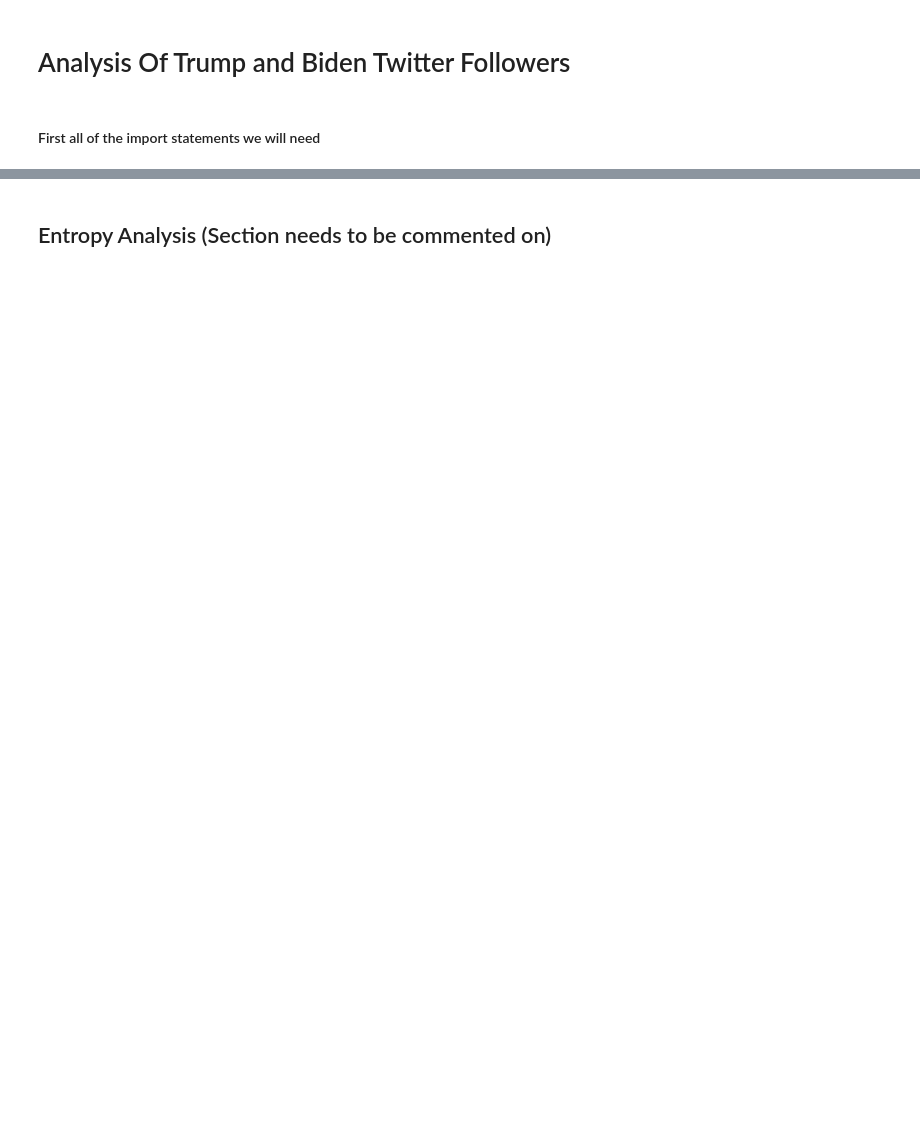
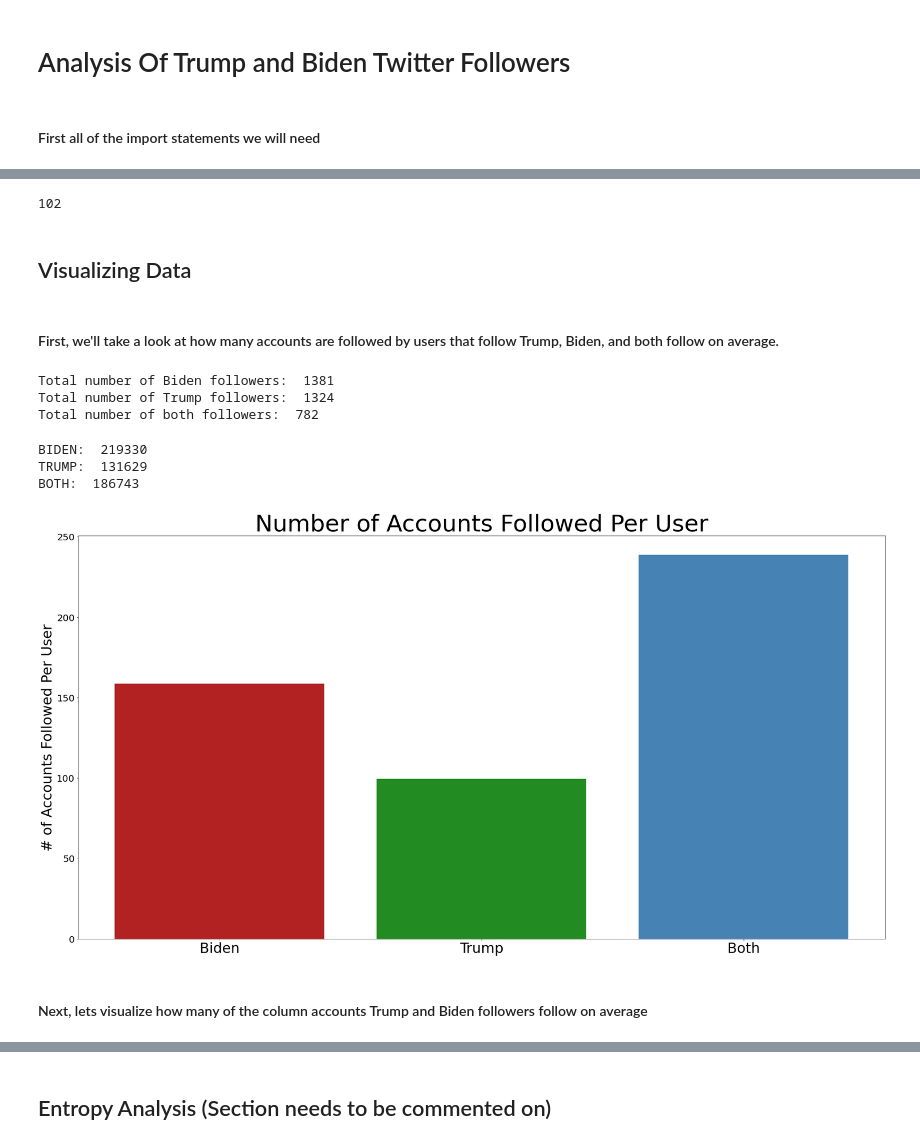
Before and after one commit to johnsont4/TwitterAnalysis, a Jupyter notebook: FInalSubmission.ipynb, the cells around one changed output, grey strips where cells are left out. Drawn from its saved outputs; the diff is of its cells as text; code cells hidden in the pictures; blank space fills up the shorter version.

```diff
--- a/FInalSubmission.ipynb
+++ b/FInalSubmission.ipynb
@@ -119,0 +53,76 @@ plt.xlabel('number following');
+# %%
+def cleanTeamsList(teamsList):
+    cleanList = []
+    for user in teamsList:
+        cleanUser = user[2:-3]
+        cleanList.append(cleanUser)
+    return cleanList
+
+topTeamsList = cleanTeamsList(topTeamsListMessy)
+print(len(topTeamsList))
+# %% [output]
+102
+# %% [markdown]
+## Visualizing Data
+# %% [markdown]
+#### First, we'll take a look at how many accounts are followed by users that follow Trump, Biden, and both follow on average.
+# %%
+# Find total number of followers of Trump, Biden, and both
+def countNumFollowers(targetArray):
+    countBiden = 0
+    countTrump = 0
+    for orient in targetArray:
+        if orient == 0:
+            countBiden += 1
+        elif orient == 1:
+            countTrump += 1
+    return countBiden, countTrump
+
+countBiden, countTrump = countNumFollowers(targetArray)
+countBoth = len(bothMatrix)
+
+print("Total number of Biden followers: ", countBiden)
+print("Total number of Trump followers: ", countTrump)
+print("Total number of both followers: ", countBoth)
+# %% [output]
+Total number of Biden followers:  1381
+Total number of Trump followers:  1324
+Total number of both followers:  782
+# %%
+# Function that finds the total amount of followers for a given group (Trump, Biden, Both)
+def findAmountFollowers(path):
+    count=0
+    for user in os.listdir(path):
+        if user[0] != ".":
+            dataframe = pd.read_csv(path+user, usecols=[0])
+            following = dataframe.username.tolist()
+            for account in following:
+                count+=1
+    return count
+bidenCount = findAmountFollowers("/Users/teaganjohnson/desktop/TwitterMaster/Joe Biden Followers/")
+trumpCount = findAmountFollowers("/Users/teaganjohnson/desktop/TwitterMaster/Donald Trump Followers/")
+bothCount = findAmountFollowers("/Users/teaganjohnson/desktop/TwitterMaster/Both Followers/")
+print("BIDEN: ", bidenCount)
+print("TRUMP: ", trumpCount)
+print("BOTH: ", bothCount)
+# %% [output]
+BIDEN:  219330
+TRUMP:  131629
+BOTH:  186743
+# %%
+bidenFollowersPer = bidenCount/countBiden
+trumpFollowersPer = trumpCount/countTrump
+bothFollowersPer = bothCount/countBoth
+
+# Use matplotlib to visualize the distribution
+fig, ax = plt.subplots()
+ax.bar(["Biden", "Trump", "Both"], [bidenFollowersPer, trumpFollowersPer, bothFollowersPer], color=['firebrick', 'forestgreen', 'steelblue'])
+ax.set_title('Number of Accounts Followed Per User', fontsize=50)
+ax.set_ylabel('# of Accounts Followed Per User', fontsize=30)
+ax.tick_params(axis='x', labelsize=30)
+ax.tick_params(axis='y', labelsize=20)
+fig.subplots_adjust(left=0, right=4, top=3, bottom=0)
+# %% [output]
+[figure, added]
+# %% [markdown]
+#### Next, lets visualize how many of the column accounts Trump and Biden followers follow on average
```
Also changed, not shown: parts of 71 cells of this notebook, 16 other files.
